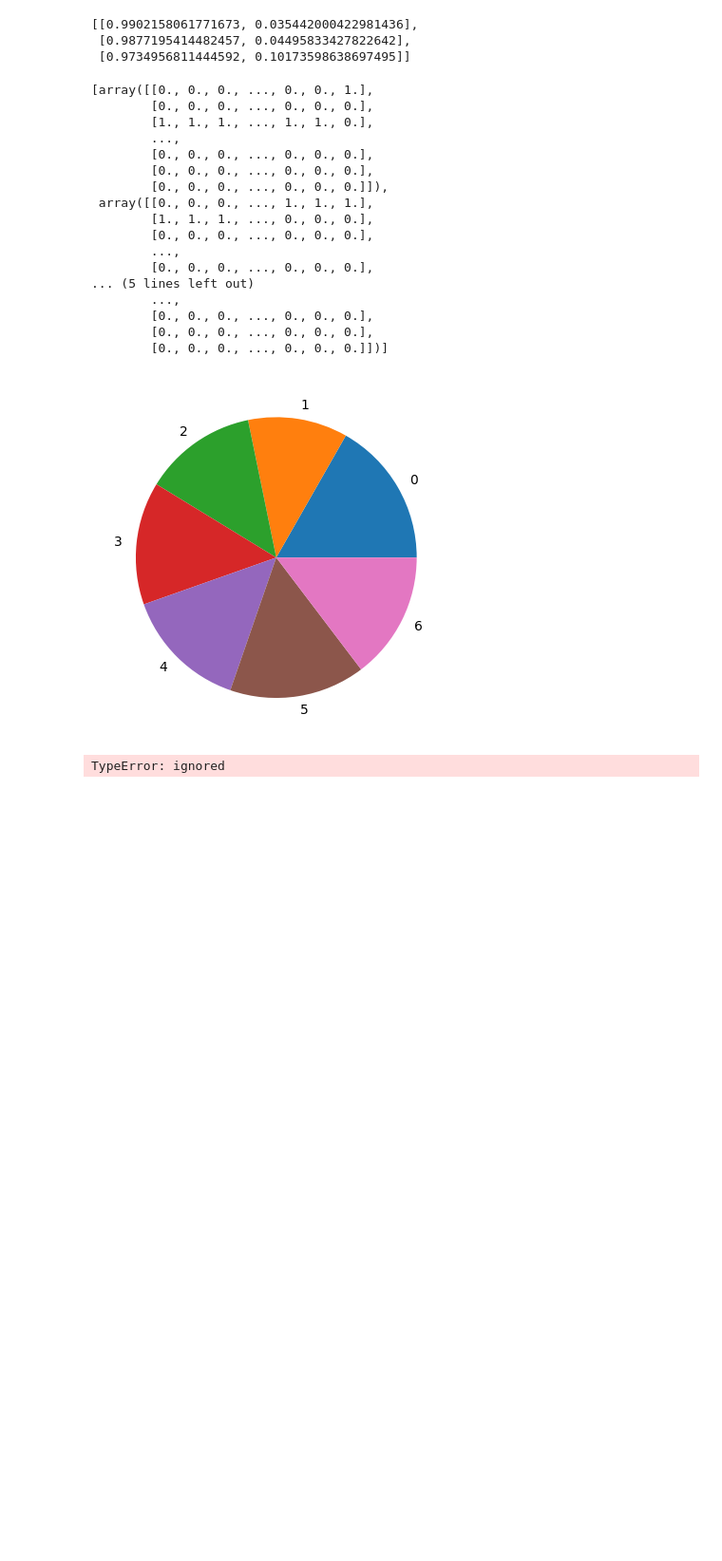
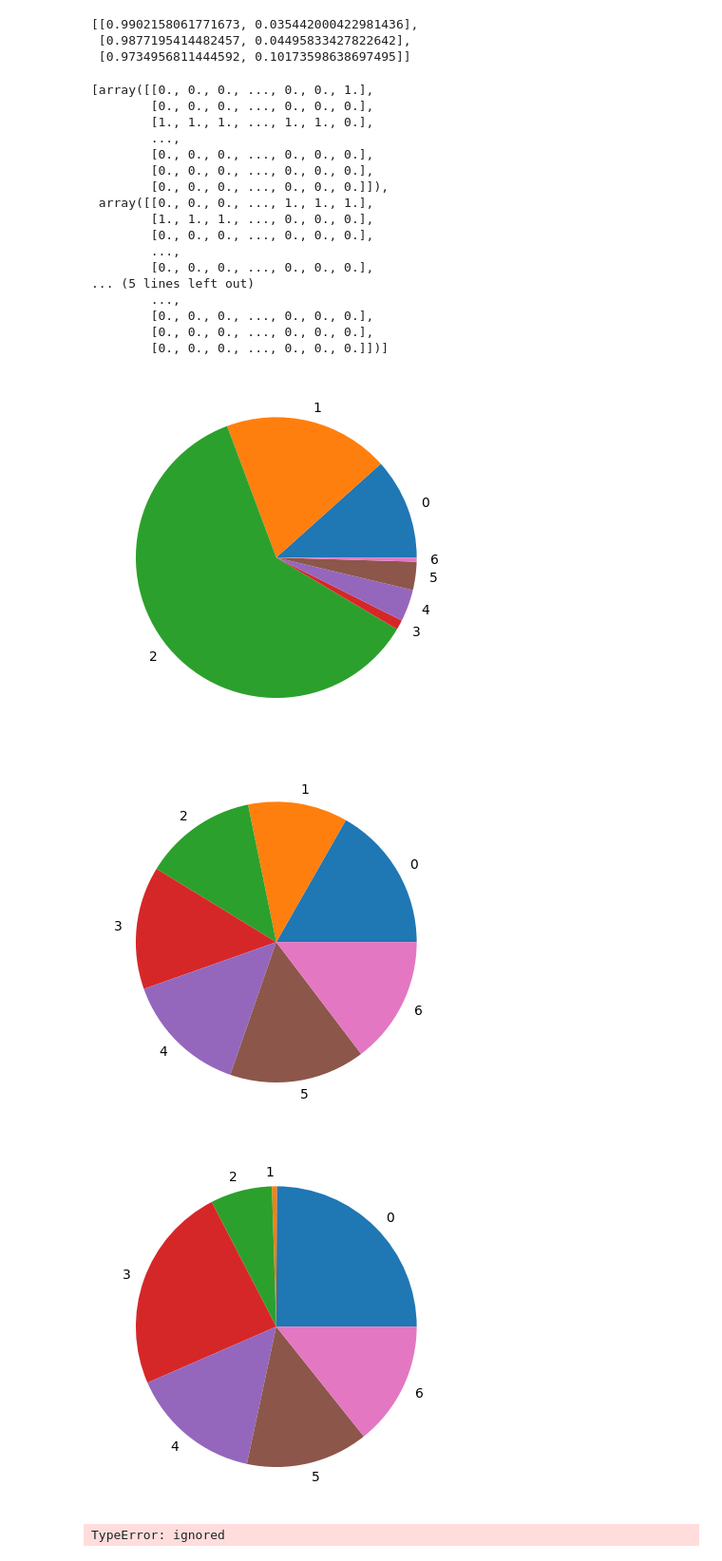
Before and after one commit to allansdefreitas/unsupervised-learning, a Jupyter notebook: questao_1.ipynb, the cells around one changed output. Shown at 95% size. Saved outputs shown, nothing was run; the diff lists cells and outputs as text; code cells hidden in the pictures; blank space fills up the shorter version.

Commit message:
per dataset pie chart with persistence in disk

```diff
--- a/questao_1.ipynb
+++ b/questao_1.ipynb
@@ -305,7 +305,7 @@ def fuzzy_to_crisp_partition(membership_matrix):
     return U_crisp_matrix
 
 
-def pie_plot_crisp_partition(U_crisp_matrix, label_names=['0', '1', '2', '3', '4', '5', '6']):
+def pie_plot_crisp_partition(U_crisp_matrix, label_names, filename):
   """
 
   create, show and save a pie plot chart based on crisp matrix and its
@@ -321,7 +321,8 @@ def pie_plot_crisp_partition(U_crisp_matrix, label_names=['0', '1', '2', '3', '4
   fig, ax = plt.subplots()
   ax.pie(sizes, labels=label_names)
 
-  plt.savefig('piee_clusters.png')
+  complete_filename = filename + '.png'
+  plt.savefig(complete_filename)
 
 #from [-1, 1]. -1 better
 #VERIFY
@@ -573,6 +574,10 @@ crisp_partitions = []
 for i in range(NUMBER_OF_DATASETS):
 
   crisp = fuzzy_to_crisp_partition(membership_matrixes[i])
+
+  filename = 'dataset_'+ str(i + 1) + '_CRISP'
+  savetxt(filename + '.csv', crisp, delimiter=',')
+
   crisp_partitions.append(crisp)
 
 crisp_partitions
@@ -594,10 +599,18 @@ crisp_partitions
         [0., 0., 0., ..., 0., 0., 0.],
         [0., 0., 0., ..., 0., 0., 0.],
         [0., 0., 0., ..., 0., 0., 0.]])]
-# %%
-pie_plot_crisp_partition2(crisp_partitions[1], label_names=label_names)
-# %% [output]
-[figure, removed]
+# %%
+label_names = labels_clusters_names
+
+for i in range(NUMBER_OF_DATASETS):
+
+  filename = 'dataset_'+ str(i + 1) + '_CRISP_pie_chart'
+  ith_crisp_partition = crisp_partitions[i]
+  pie_plot_crisp_partition(ith_crisp_partition, label_names, filename)
+# %% [output]
+[figure, added]
+[figure, added]
+[figure, added]
 # %%
 """Para cada dataset e partição fuzzy, calcule o índice de Rand corrigido,
 e a F-measure (adaptada para agrupamento Comente"""
```
